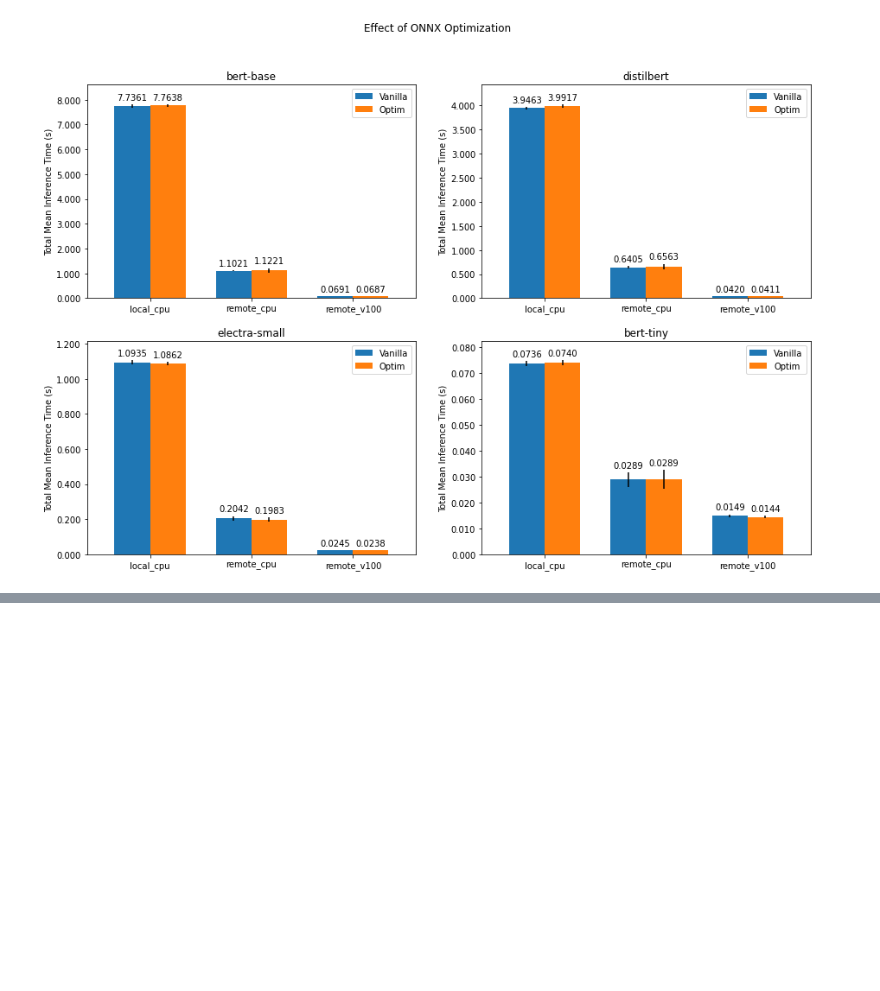
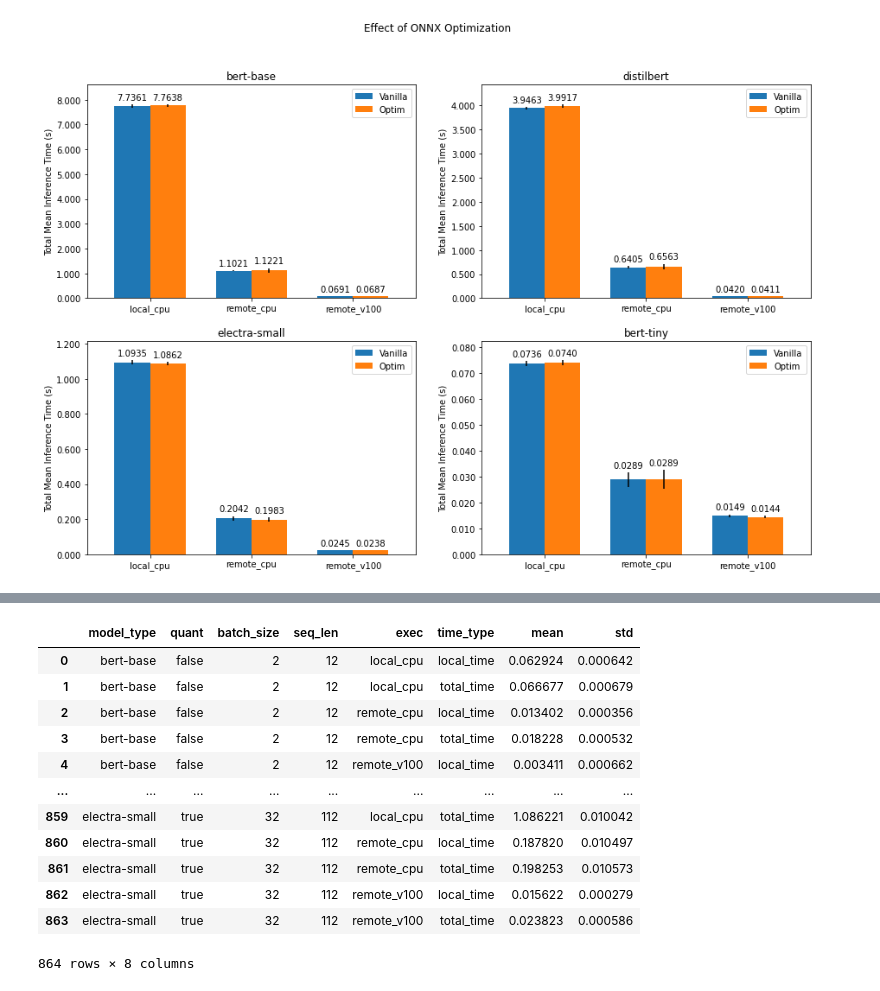
Before and after one commit to kharkarag/practical-transformer-deployment, a Jupyter notebook: Analysis.ipynb, the cells around one changed output, grey strips where cells are left out. Saved outputs shown, nothing was run; the diff lists cells and outputs as text; code cells hidden in the pictures; blank space fills up the shorter version.

```diff
--- a/Analysis.ipynb
+++ b/Analysis.ipynb
@@ -319,0 +435,16 @@ plot_all_models(master_results_updated, analyze_optim_plot, "Effect of ONNX Opti
+# %%
+df
+# %% [output]
+|  | model_type | quant | batch_size | seq_len | exec | time_type | mean | std |
+| 0 | bert-base | false | 2 | 12 | local_cpu | local_time | 0.062924 | 0.000642 |
+| 1 | bert-base | false | 2 | 12 | local_cpu | total_time | 0.066677 | 0.000679 |
+| 2 | bert-base | false | 2 | 12 | remote_cpu | local_time | 0.013402 | 0.000356 |
+| 3 | bert-base | false | 2 | 12 | remote_cpu | total_time | 0.018228 | 0.000532 |
+| 4 | bert-base | false | 2 | 12 | remote_v100 | local_time | 0.003411 | 0.000662 |
+| ... | ... | ... | ... | ... | ... | ... | ... | ... |
+| 859 | electra-small | true | 32 | 112 | local_cpu | total_time | 1.086221 | 0.010042 |
+| 860 | electra-small | true | 32 | 112 | remote_cpu | local_time | 0.187820 | 0.010497 |
+| 861 | electra-small | true | 32 | 112 | remote_cpu | total_time | 0.198253 | 0.010573 |
+| 862 | electra-small | true | 32 | 112 | remote_v100 | local_time | 0.015622 | 0.000279 |
+| 863 | electra-small | true | 32 | 112 | remote_v100 | total_time | 0.023823 | 0.000586 |
+864 rows × 8 columns
```
Also changed, not shown: parts of 11 cells of this notebook, 1 other file.
